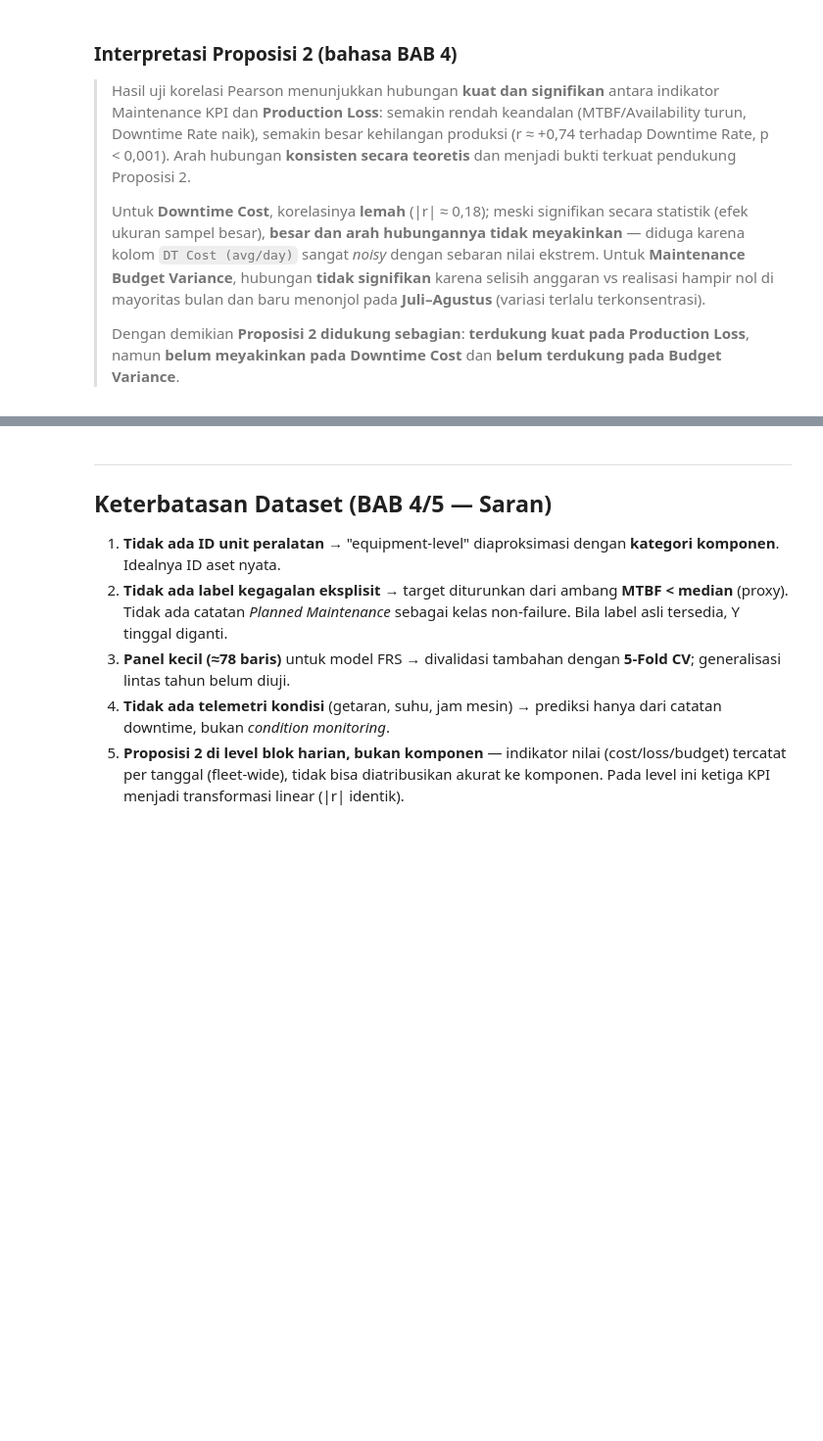
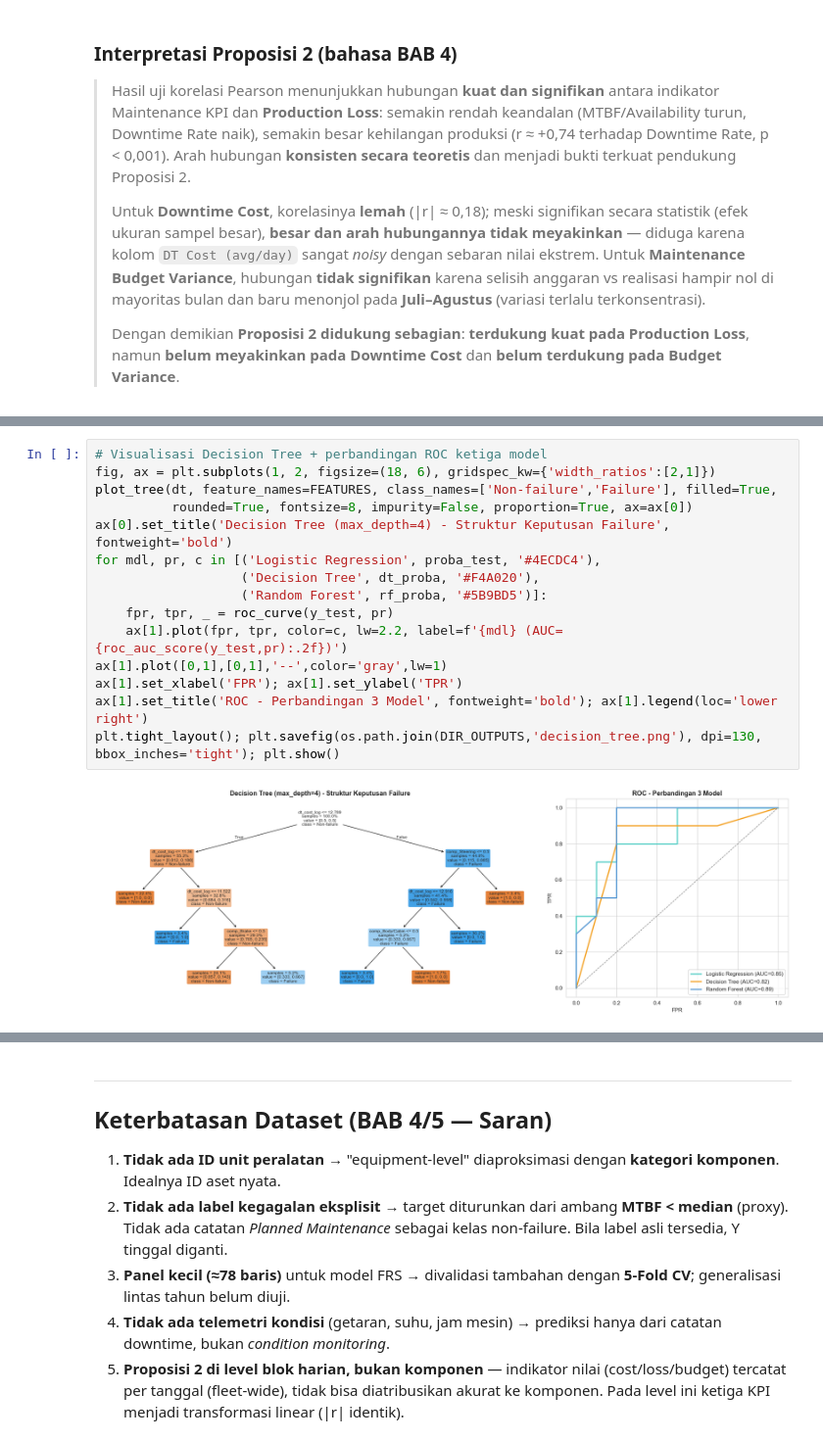
Before and after one commit to AdinarTri/pred_maintenance, a Jupyter notebook: notebook/predictive_maintenance.ipynb, the cells around one changed output, grey strips where cells are left out. Shown at 98% size. Drawn from its saved outputs; the diff is of its cells as text; blank space fills up the shorter version.

```diff
--- a/notebook/predictive_maintenance.ipynb
+++ b/notebook/predictive_maintenance.ipynb
@@ -516,0 +528,17 @@ Terbaik ROC-AUC: Random Forest (Pembanding) | Terbaik Recall: Random Forest (Pem
+# %%
+# Visualisasi Decision Tree + perbandingan ROC ketiga model
+fig, ax = plt.subplots(1, 2, figsize=(18, 6), gridspec_kw={'width_ratios':[2,1]})
+plot_tree(dt, feature_names=FEATURES, class_names=['Non-failure','Failure'], filled=True,
+          rounded=True, fontsize=8, impurity=False, proportion=True, ax=ax[0])
+ax[0].set_title('Decision Tree (max_depth=4) - Struktur Keputusan Failure', fontweight='bold')
+for mdl, pr, c in [('Logistic Regression', proba_test, '#4ECDC4'),
+                   ('Decision Tree', dt_proba, '#F4A020'),
+                   ('Random Forest', rf_proba, '#5B9BD5')]:
+    fpr, tpr, _ = roc_curve(y_test, pr)
+    ax[1].plot(fpr, tpr, color=c, lw=2.2, label=f'{mdl} (AUC={roc_auc_score(y_test,pr):.2f})')
+ax[1].plot([0,1],[0,1],'--',color='gray',lw=1)
+ax[1].set_xlabel('FPR'); ax[1].set_ylabel('TPR')
+ax[1].set_title('ROC - Perbandingan 3 Model', fontweight='bold'); ax[1].legend(loc='lower right')
+plt.tight_layout(); plt.savefig(os.path.join(DIR_OUTPUTS,'decision_tree.png'), dpi=130, bbox_inches='tight'); plt.show()
+# %% [output]
+[figure, added]
```
Also changed, not shown: parts of 11 cells of this notebook, 6 other files.
